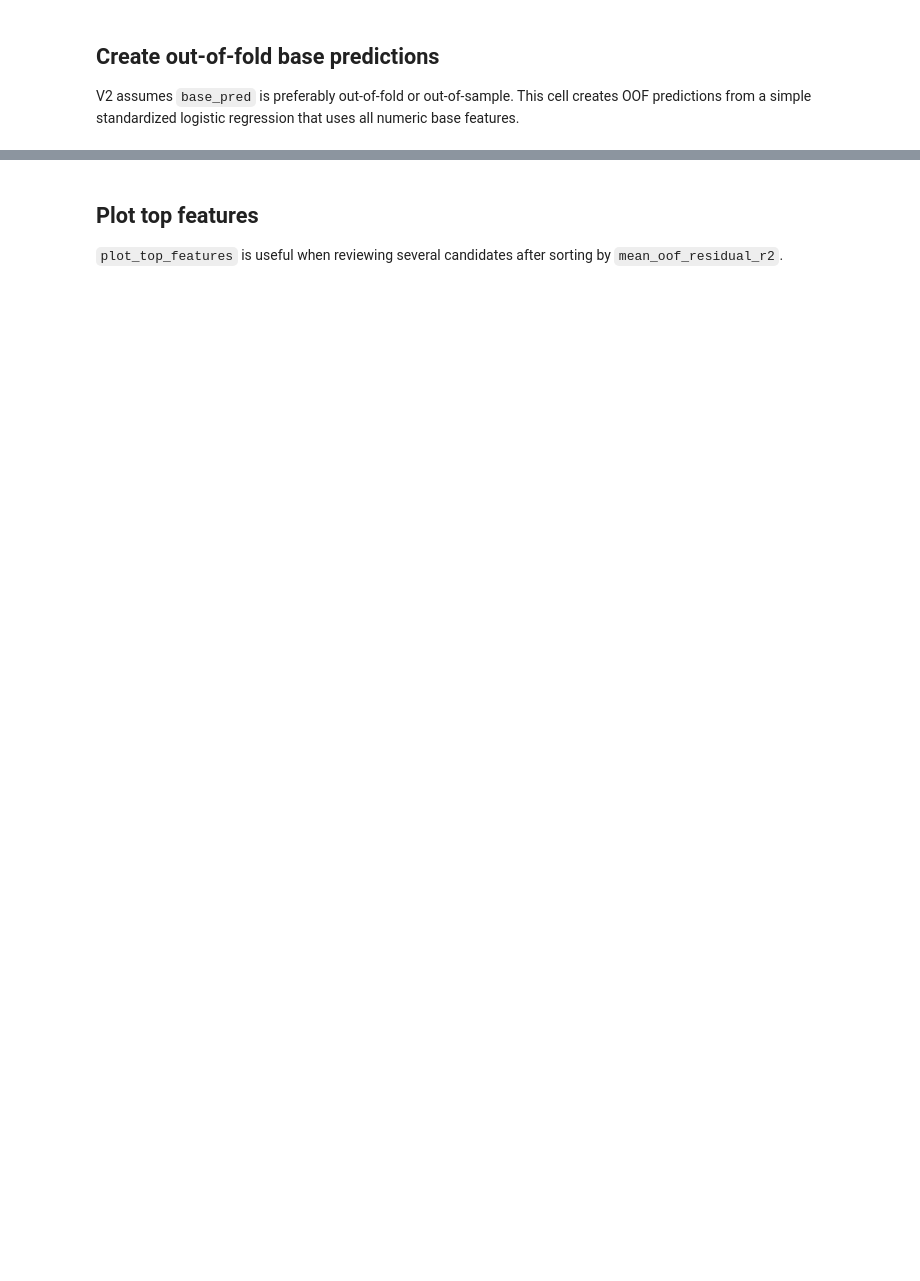
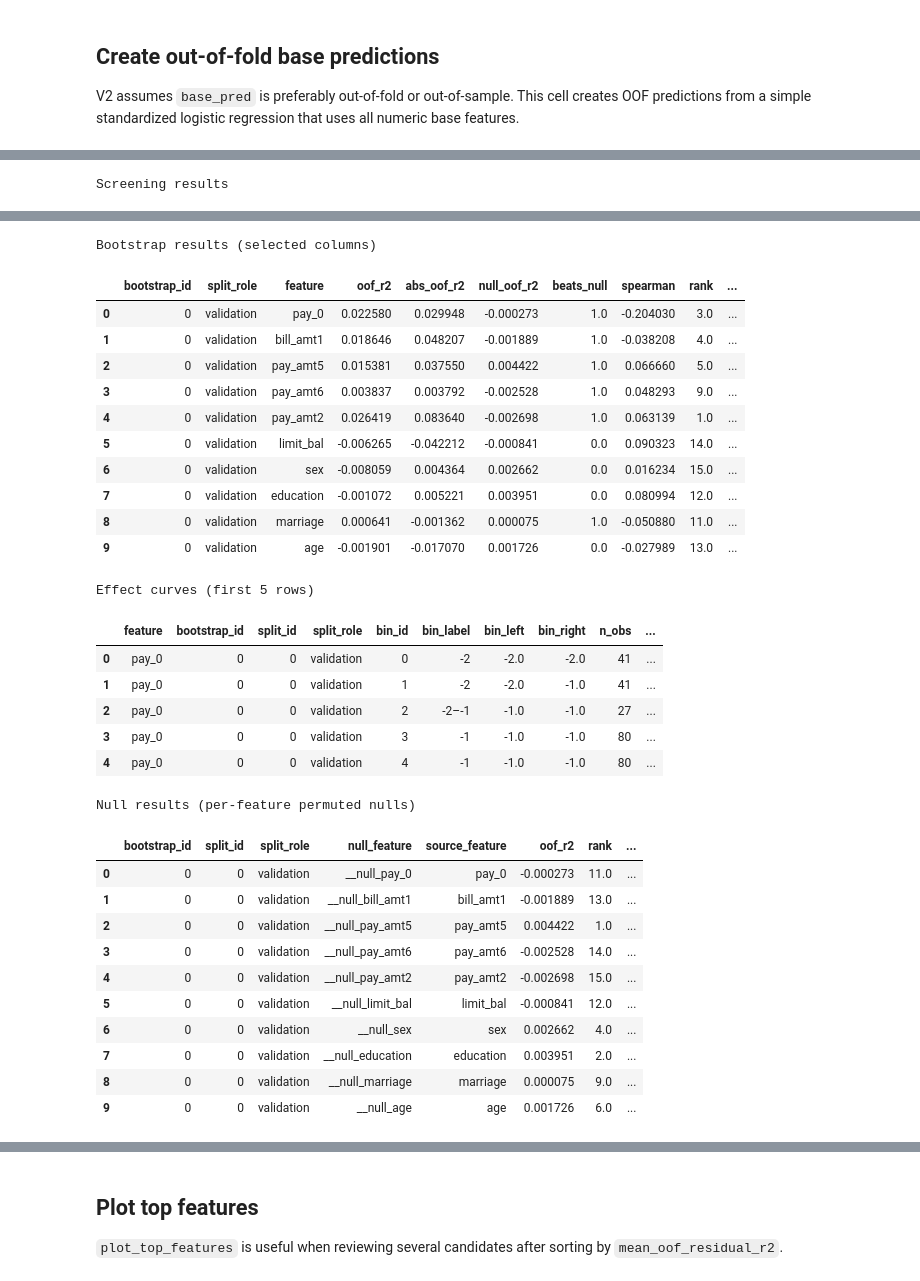
Before and after one commit to asacco-97/modeling-tools, a Jupyter notebook: notebooks/residual_signal_finder_v2_walkthrough.ipynb, the cells around one changed output, grey strips where cells are left out. Cells and saved outputs as stored; diff of their text form; code cells hidden in the pictures; blank space fills up the shorter version.

```diff
--- a/notebooks/residual_signal_finder_v2_walkthrough.ipynb
+++ b/notebooks/residual_signal_finder_v2_walkthrough.ipynb
@@ -217,0 +428,23 @@ display(finder.warnings_)
+# %%
+print('Screening results')
+display(finder.screening_results_.head(10))
+
+print('Bootstrap results (selected columns)')
+bootstrap_cols = [
+    'bootstrap_id', 'split_role', 'feature',
+    'oof_r2', 'abs_oof_r2', 'null_oof_r2', 'beats_null',
+    'spearman', 'rank', 'is_top_5',
+]
+display(
+    finder.bootstrap_results_[
+        [c for c in bootstrap_cols if c in finder.bootstrap_results_.columns]
+    ].head(10)
+)
+
+print('Effect curves (first 5 rows)')
+display(finder.effect_curves_.head(5))
+
+print('Null results (per-feature permuted nulls)')
+display(finder.null_results_.head(10))
+# %% [output]
+Screening results
@@ -218,3 +462,34 @@ display(finder.warnings_)
+Bootstrap results (selected columns)
+|  | bootstrap_id | split_role | feature | oof_r2 | abs_oof_r2 | null_oof_r2 | beats_null | spearman | rank | ... |
+| 0 | 0 | validation | pay_0 | 0.022580 | 0.029948 | -0.000273 | 1.0 | -0.204030 | 3.0 | ... |
+| 1 | 0 | validation | bill_amt1 | 0.018646 | 0.048207 | -0.001889 | 1.0 | -0.038208 | 4.0 | ... |
+| 2 | 0 | validation | pay_amt5 | 0.015381 | 0.037550 | 0.004422 | 1.0 | 0.066660 | 5.0 | ... |
+| 3 | 0 | validation | pay_amt6 | 0.003837 | 0.003792 | -0.002528 | 1.0 | 0.048293 | 9.0 | ... |
+| 4 | 0 | validation | pay_amt2 | 0.026419 | 0.083640 | -0.002698 | 1.0 | 0.063139 | 1.0 | ... |
+| 5 | 0 | validation | limit_bal | -0.006265 | -0.042212 | -0.000841 | 0.0 | 0.090323 | 14.0 | ... |
+| 6 | 0 | validation | sex | -0.008059 | 0.004364 | 0.002662 | 0.0 | 0.016234 | 15.0 | ... |
+| 7 | 0 | validation | education | -0.001072 | 0.005221 | 0.003951 | 0.0 | 0.080994 | 12.0 | ... |
+| 8 | 0 | validation | marriage | 0.000641 | -0.001362 | 0.000075 | 1.0 | -0.050880 | 11.0 | ... |
+| 9 | 0 | validation | age | -0.001901 | -0.017070 | 0.001726 | 0.0 | -0.027989 | 13.0 | ... |
+Effect curves (first 5 rows)
+|  | feature | bootstrap_id | split_id | split_role | bin_id | bin_label | bin_left | bin_right | n_obs | ... |
+| 0 | pay_0 | 0 | 0 | validation | 0 | -2 | -2.0 | -2.0 | 41 | ... |
+| 1 | pay_0 | 0 | 0 | validation | 1 | -2 | -2.0 | -1.0 | 41 | ... |
+| 2 | pay_0 | 0 | 0 | validation | 2 | -2–-1 | -1.0 | -1.0 | 27 | ... |
+| 3 | pay_0 | 0 | 0 | validation | 3 | -1 | -1.0 | -1.0 | 80 | ... |
+| 4 | pay_0 | 0 | 0 | validation | 4 | -1 | -1.0 | -1.0 | 80 | ... |
+Null results (per-feature permuted nulls)
+|  | bootstrap_id | split_id | split_role | null_feature | source_feature | oof_r2 | rank | ... |
+| 0 | 0 | 0 | validation | __null_pay_0 | pay_0 | -0.000273 | 11.0 | ... |
+| 1 | 0 | 0 | validation | __null_bill_amt1 | bill_amt1 | -0.001889 | 13.0 | ... |
+| 2 | 0 | 0 | validation | __null_pay_amt5 | pay_amt5 | 0.004422 | 1.0 | ... |
+| 3 | 0 | 0 | validation | __null_pay_amt6 | pay_amt6 | -0.002528 | 14.0 | ... |
+| 4 | 0 | 0 | validation | __null_pay_amt2 | pay_amt2 | -0.002698 | 15.0 | ... |
+| 5 | 0 | 0 | validation | __null_limit_bal | limit_bal | -0.000841 | 12.0 | ... |
+| 6 | 0 | 0 | validation | __null_sex | sex | 0.002662 | 4.0 | ... |
+| 7 | 0 | 0 | validation | __null_education | education | 0.003951 | 2.0 | ... |
+| 8 | 0 | 0 | validation | __null_marriage | marriage | 0.000075 | 9.0 | ... |
+| 9 | 0 | 0 | validation | __null_age | age | 0.001726 | 6.0 | ... |
 # %% [markdown]
 ## Feature-level lookup
 
```
Also changed, not shown: parts of 29 cells of this notebook, 2 other files.
